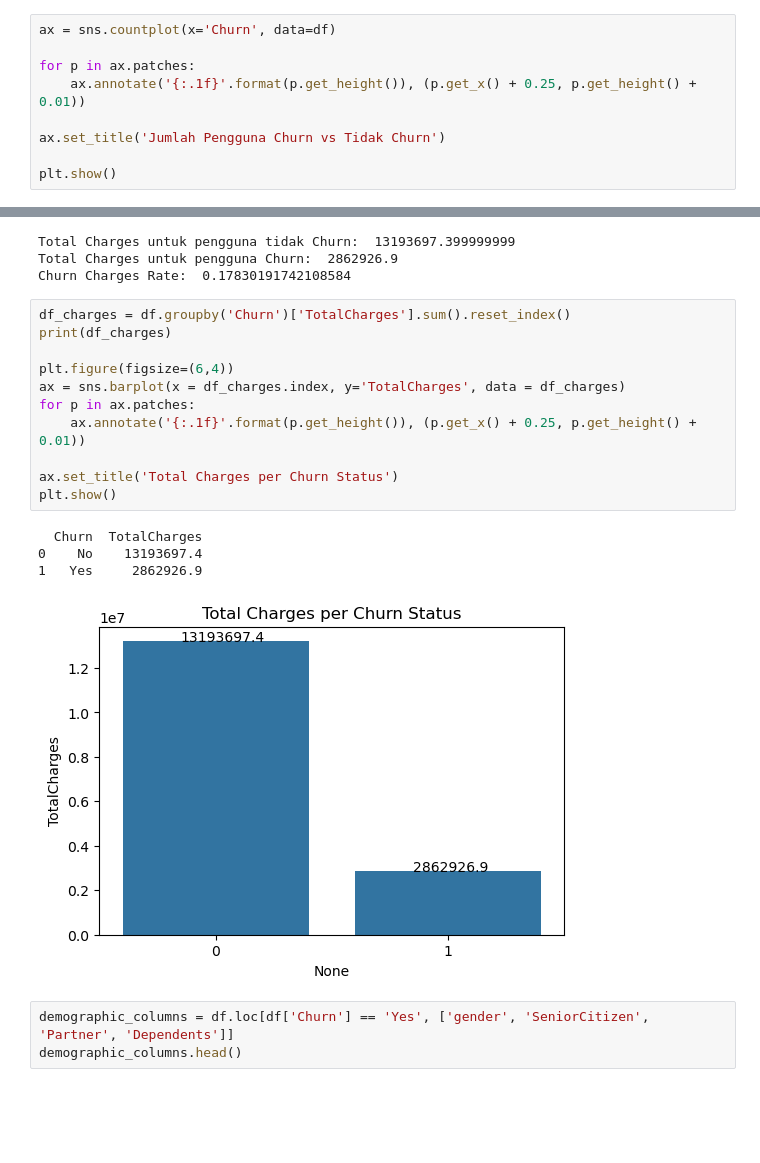
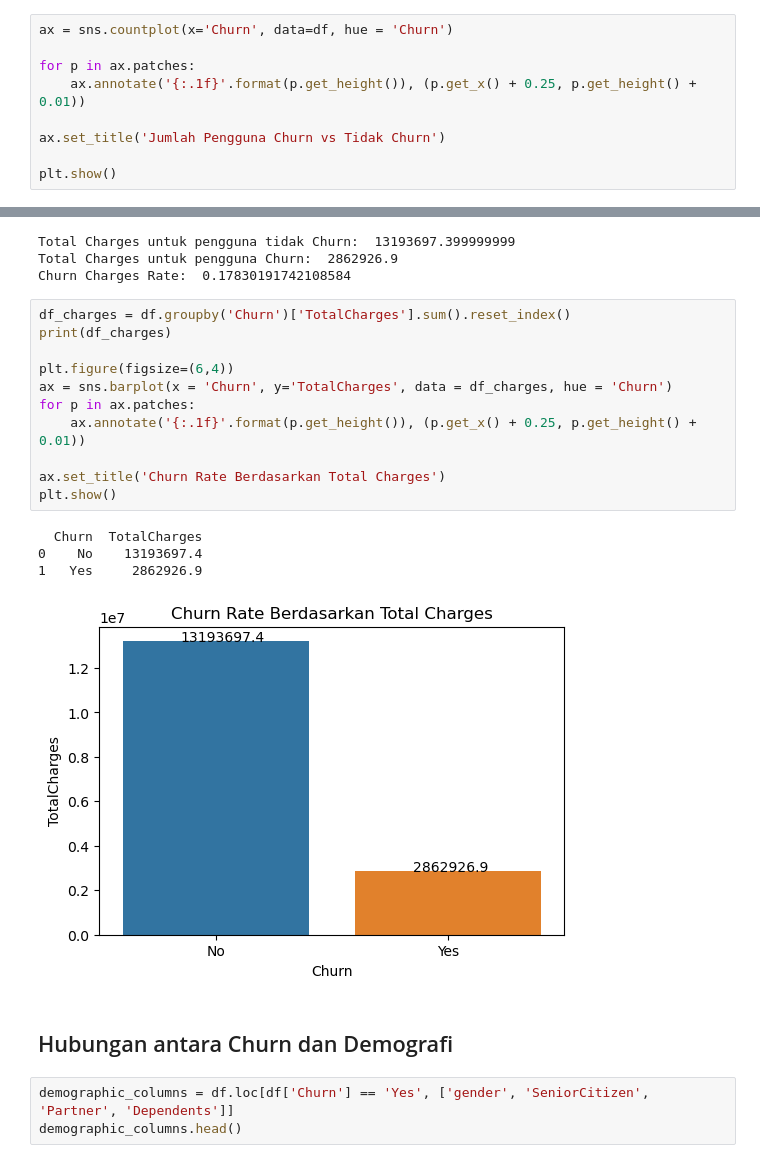
Before and after one commit to Anwitch/TelcoCustomerChurn, a Jupyter notebook: notebooks/03-EDA.ipynb, the cells around one changed output, grey strips where cells are left out. Drawn from its saved outputs; the diff is of its cells as text; blank space fills up the shorter version.

```diff
--- a/notebooks/03-EDA.ipynb
+++ b/notebooks/03-EDA.ipynb
@@ -107,7 +109,7 @@ Jumlah pengguna tidak Churn:  5174
 Jumlah pengguna Churn:  1869
 Churn Rate:  0.27
 # %%
-ax = sns.countplot(x='Churn', data=df)
+ax = sns.countplot(x='Churn', data=df, hue = 'Churn')
 
 for p in ax.patches:
     ax.annotate('{:.1f}'.format(p.get_height()), (p.get_x() + 0.25, p.get_height() + 0.01))
@@ -133,19 +135,21 @@ Churn Charges Rate:  0.17830191742108584
 # %%
 df_charges = df.groupby('Churn')['TotalCharges'].sum().reset_index()
 print(df_charges)
 
 plt.figure(figsize=(6,4))
-ax = sns.barplot(x = df_charges.index, y='TotalCharges', data = df_charges)
+ax = sns.barplot(x = 'Churn', y='TotalCharges', data = df_charges, hue = 'Churn')
 for p in ax.patches:
     ax.annotate('{:.1f}'.format(p.get_height()), (p.get_x() + 0.25, p.get_height() + 0.01))
 
-ax.set_title('Total Charges per Churn Status')
+ax.set_title('Churn Rate Berdasarkan Total Charges')
 plt.show()
 # %% [output]
   Churn  TotalCharges
 0    No    13193697.4
 1   Yes     2862926.9
-[figure, old version]
+[figure, new version]
+# %% [markdown]
+## Hubungan antara Churn dan Demografi
 # %%
 demographic_columns = df.loc[df['Churn'] == 'Yes', ['gender', 'SeniorCitizen', 'Partner', 'Dependents']]
 demographic_columns.head()
```
Also changed, not shown: parts of 24 cells of this notebook, 3 other files.
